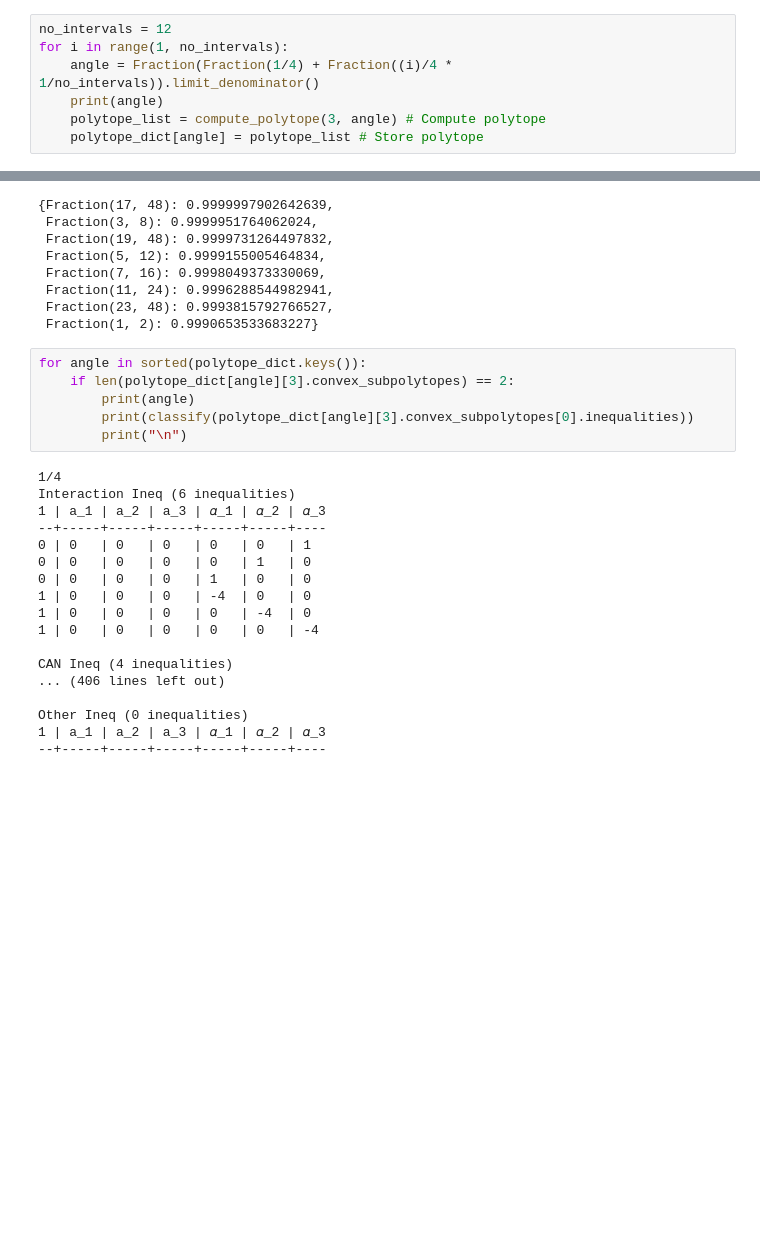
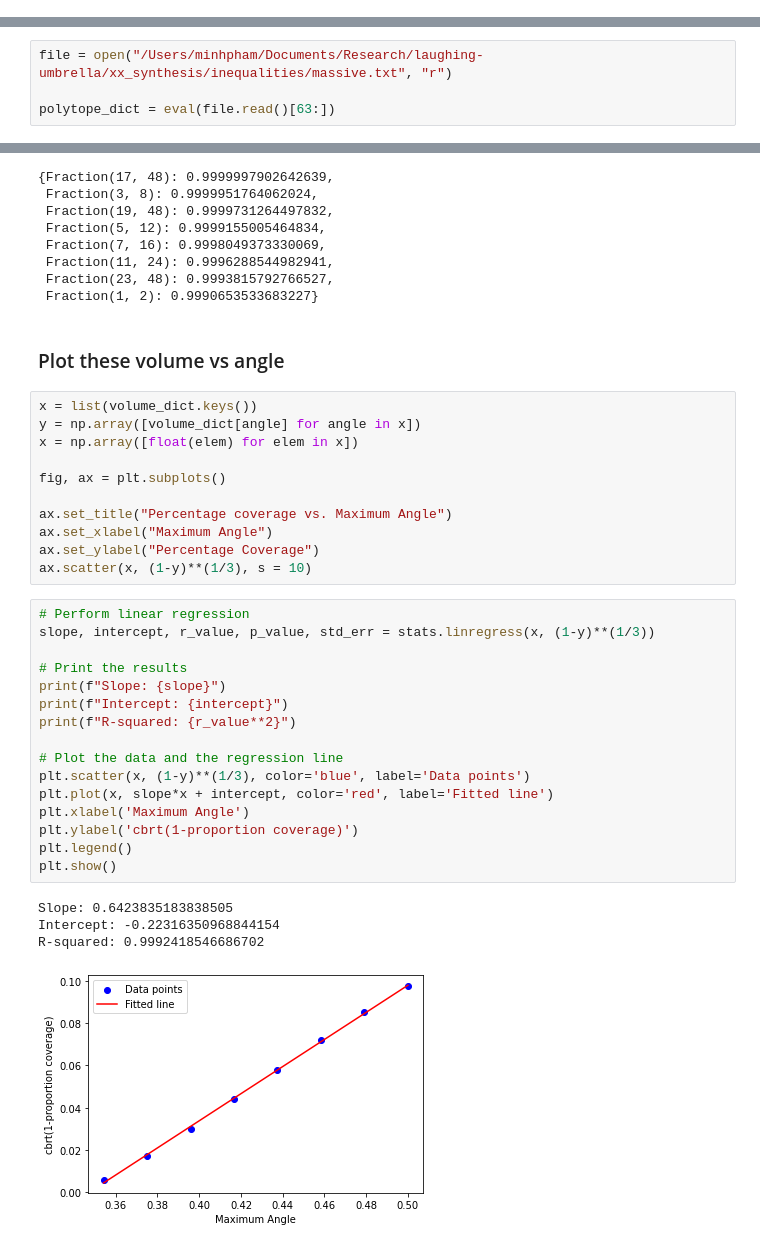
Before and after one commit to mpham26uchicago/laughing-umbrella, a Jupyter notebook: xx_synthesis/Week 4/Problem 3.ipynb, the cells around one changed output, grey strips where cells are left out. Cells and saved outputs as stored; diff of their text form; blank space fills up the shorter version.

```diff
--- a/xx_synthesis/Week 4/Problem 3.ipynb
+++ b/xx_synthesis/Week 4/Problem 3.ipynb
@@ -28,7 +29,0 @@ polytope_dict = dict()
-# %%
-no_intervals = 12
-for i in range(1, no_intervals):
-    angle = Fraction(Fraction(1/4) + Fraction((i)/4 * 1/no_intervals)).limit_denominator()
-    print(angle)
-    polytope_list = compute_polytope(3, angle) # Compute polytope
-    polytope_dict[angle] = polytope_list # Store polytope
@@ -79,0 +32,4 @@ Polytope(convex_subpolytopes=[ConvexPolytope(inequalities=[[1, -1, -1, 0, 0, 0,
+# %%
+file = open("/Users/minhpham/Documents/Research/laughing-umbrella/xx_synthesis/inequalities/massive.txt", "r")
+
+polytope_dict = eval(file.read()[63:])
@@ -118,27 +78,37 @@ volume_dict
  Fraction(11, 24): 0.9996288544982941,
  Fraction(23, 48): 0.9993815792766527,
  Fraction(1, 2): 0.9990653533683227}
-# %%
-for angle in sorted(polytope_dict.keys()):
-    if len(polytope_dict[angle][3].convex_subpolytopes) == 2:
-        print(angle)
-        print(classify(polytope_dict[angle][3].convex_subpolytopes[0].inequalities))
-        print("\n")
-# %% [output]
-1/4
-Interaction Ineq (6 inequalities)
-1 | a_1 | a_2 | a_3 | 𝛼_1 | 𝛼_2 | 𝛼_3
---+-----+-----+-----+-----+-----+----
-0 | 0   | 0   | 0   | 0   | 0   | 1
-0 | 0   | 0   | 0   | 0   | 1   | 0
-0 | 0   | 0   | 0   | 1   | 0   | 0
-1 | 0   | 0   | 0   | -4  | 0   | 0
-1 | 0   | 0   | 0   | 0   | -4  | 0
-1 | 0   | 0   | 0   | 0   | 0   | -4
-
-CAN Ineq (4 inequalities)
-... (406 lines left out)
-
-Other Ineq (0 inequalities)
-1 | a_1 | a_2 | a_3 | 𝛼_1 | 𝛼_2 | 𝛼_3
---+-----+-----+-----+-----+-----+----
+# %% [markdown]
+### Plot these volume vs angle
+# %%
+x = list(volume_dict.keys())
+y = np.array([volume_dict[angle] for angle in x])
+x = np.array([float(elem) for elem in x])
+
+fig, ax = plt.subplots()
+
+ax.set_title("Percentage coverage vs. Maximum Angle")
+ax.set_xlabel("Maximum Angle")
+ax.set_ylabel("Percentage Coverage")
+ax.scatter(x, (1-y)**(1/3), s = 10)
+# %%
+# Perform linear regression
+slope, intercept, r_value, p_value, std_err = stats.linregress(x, (1-y)**(1/3))
+
+# Print the results
+print(f"Slope: {slope}")
+print(f"Intercept: {intercept}")
+print(f"R-squared: {r_value**2}")
+
+# Plot the data and the regression line
+plt.scatter(x, (1-y)**(1/3), color='blue', label='Data points')
+plt.plot(x, slope*x + intercept, color='red', label='Fitted line')
+plt.xlabel('Maximum Angle')
+plt.ylabel('cbrt(1-proportion coverage)')
+plt.legend()
+plt.show()
+# %% [output]
+Slope: 0.6423835183838505
+Intercept: -0.22316350968844154
+R-squared: 0.9992418546686702
+[figure, added]
```
Also changed, not shown: parts of 16 cells of this notebook, 7 other files.
